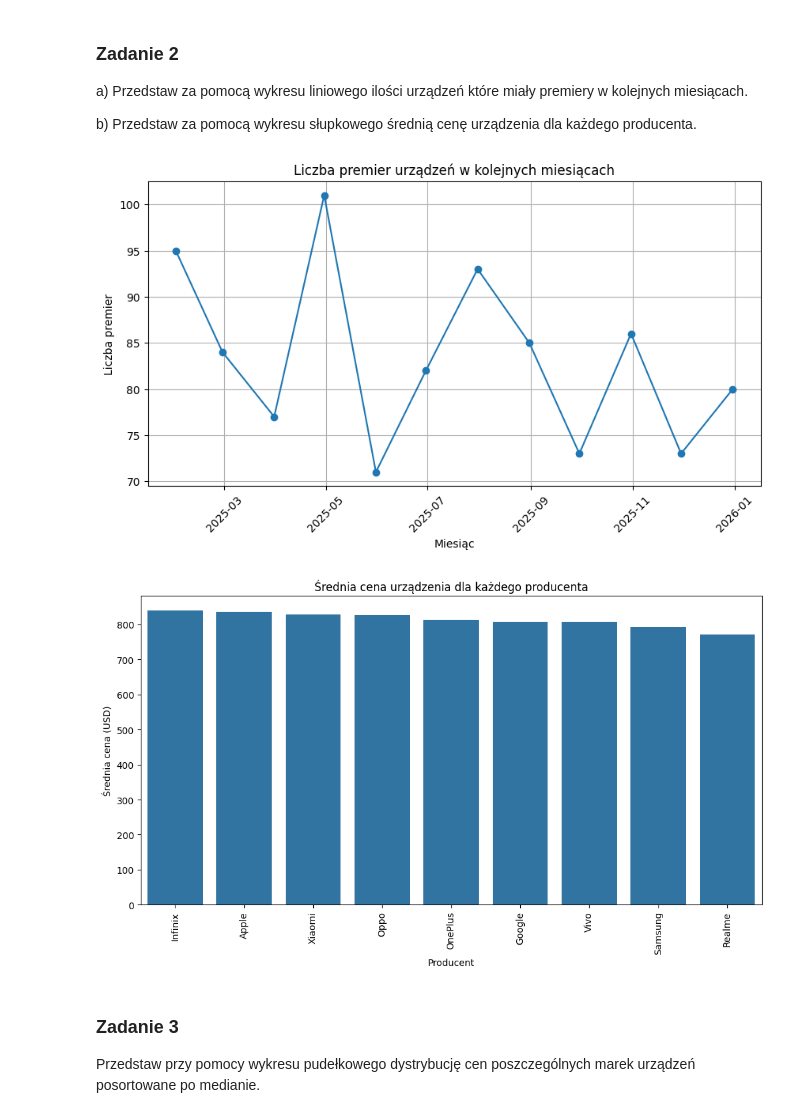
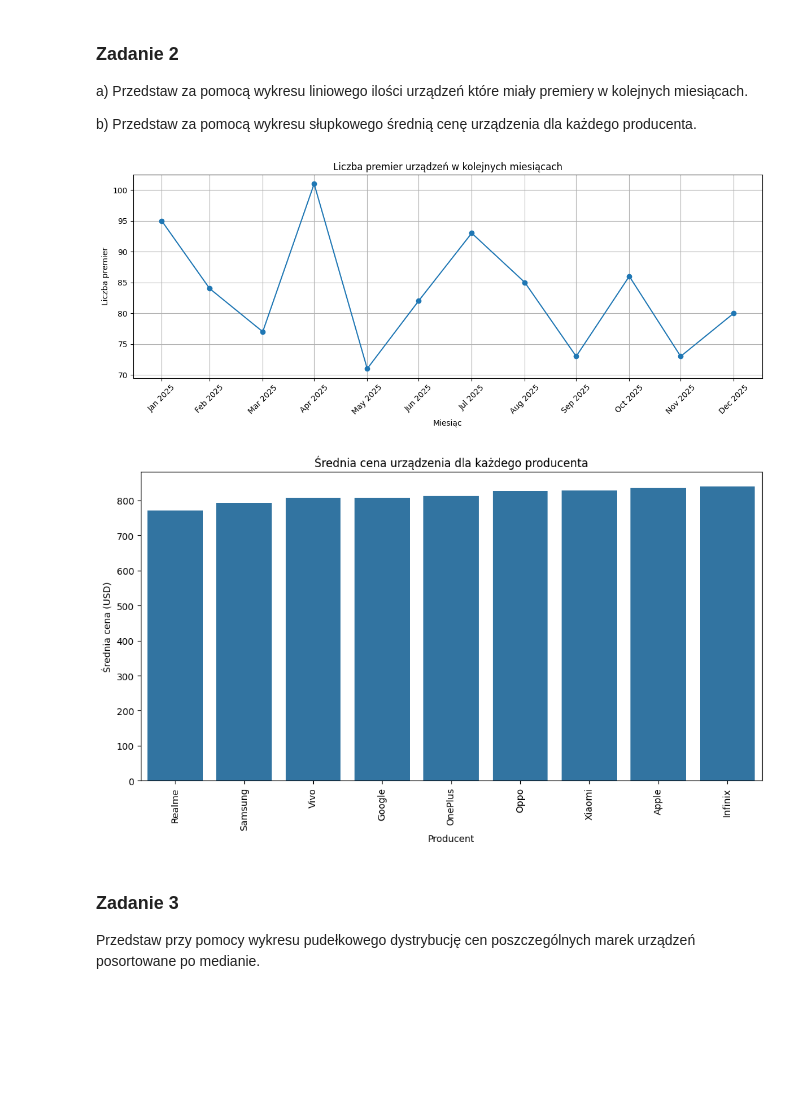
Before and after one commit to piotreuszxx/PwAD, a Jupyter notebook: lab04/PiotrPrzymus_127902_sprawozdanie_lab04.ipynb, the cells around one changed output. Cells and saved outputs as stored; diff of their text form; code cells hidden in the pictures; blank space fills up the shorter version.

```diff
--- a/lab04/PiotrPrzymus_127902_sprawozdanie_lab04.ipynb
+++ b/lab04/PiotrPrzymus_127902_sprawozdanie_lab04.ipynb
@@ -52,22 +52,27 @@ a) Przedstaw za pomocą wykresu liniowego ilości urządzeń które miały premi
 
 b) Przedstaw za pomocą wykresu słupkowego średnią cenę urządzenia dla każdego producenta.
 # %%
+# a)
 import matplotlib.pyplot as plt
 df['release_date'] = pd.to_datetime(df['release_month'] + ' ' + df['year'].astype(str), format='%B %Y')
 counts = df.groupby(pd.Grouper(key='release_date', freq='ME')).size().sort_index()
-plt.figure(figsize=(10,5))
+full_idx = pd.date_range(start=counts.index.min(), end=counts.index.max(), freq='ME')
+counts = counts.reindex(full_idx, fill_value=0)
+plt.figure(figsize=(12,5))
 plt.plot(counts.index, counts.values, marker='o')
 plt.title("Liczba premier urządzeń w kolejnych miesiącach")
 plt.xlabel("Miesiąc")
 plt.ylabel("Liczba premier")
-plt.xticks(rotation=45)
+plt.xticks(counts.index, [d.strftime('%b %Y') for d in counts.index], rotation=45)
 plt.grid(True)
+plt.tight_layout()
 plt.show()
 # %% [output]
-[figure, old version]
+[figure, new version]
 # %%
+# b)
 import seaborn as sns
-brand_mean = df.groupby('brand')['price_usd'].mean().sort_values(ascending=False)
+brand_mean = df.groupby('brand')['price_usd'].mean().sort_values(ascending=True)
 plt.figure(figsize=(12,6))
 sns.barplot(x=brand_mean.index, y=brand_mean.values)
 plt.title("Średnia cena urządzenia dla każdego producenta")
@@ -76,7 +81,7 @@ plt.ylabel("Średnia cena (USD)")
 plt.xticks(rotation=90)
 plt.show()
 # %% [output]
-[figure, old version]
+[figure, new version]
 # %% [markdown]
 ### Zadanie 3
 Przedstaw przy pomocy wykresu pudełkowego dystrybucję cen poszczególnych marek urządzeń posortowane po medianie.
```
Also changed, not shown: parts of 4 cells of this notebook, 1 other file.
